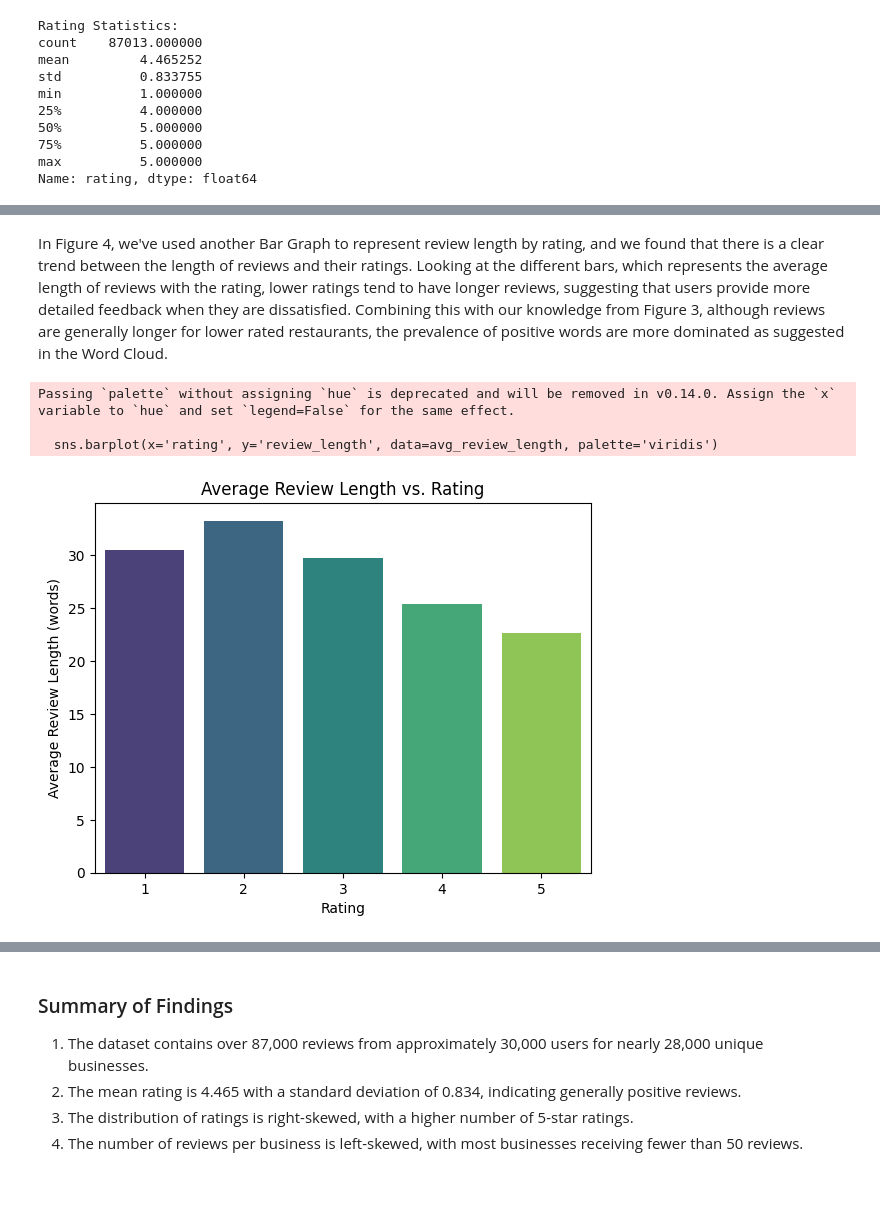
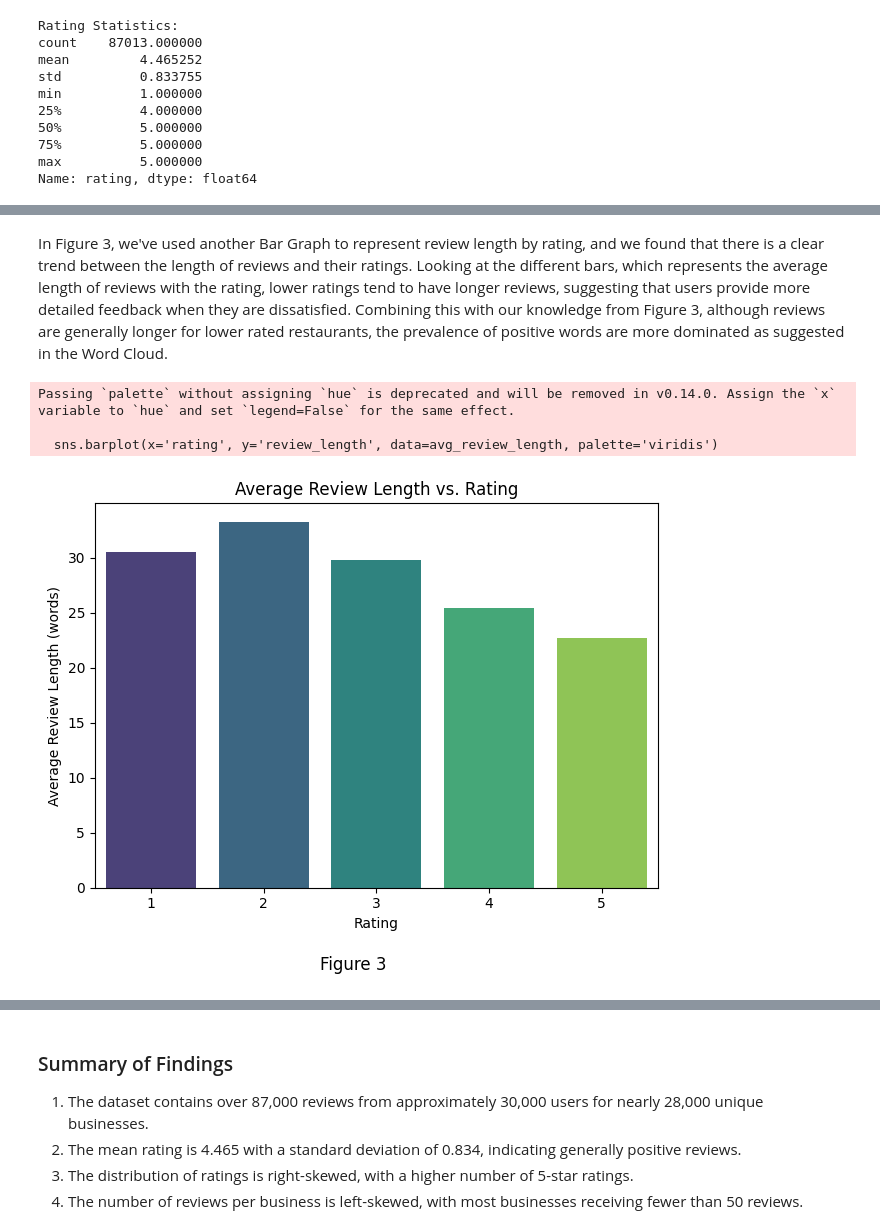
Before and after one commit to AZA-2003/CSE158-A2, a Jupyter notebook: eda.ipynb, the cells around one changed output, grey strips where cells are left out. Saved outputs shown, nothing was run; the diff lists cells and outputs as text; code cells hidden in the pictures; blank space fills up the shorter version.

```diff
--- a/eda.ipynb
+++ b/eda.ipynb
@@ -114,20 +107,22 @@ plt.show()
 # %% [markdown]
-In Figure 4, we've used another Bar Graph to represent review length by rating, and we found that there is a clear trend between the length of reviews and their ratings. Looking at the different bars, which represents the average length of reviews with the rating, lower ratings tend to have longer reviews, suggesting that users provide more detailed feedback when they are dissatisfied. Combining this with our knowledge from Figure 3, although reviews are generally longer for lower rated restaurants, the prevalence of positive words are more dominated as suggested in the Word Cloud.
+In Figure 3, we've used another Bar Graph to represent review length by rating, and we found that there is a clear trend between the length of reviews and their ratings. Looking at the different bars, which represents the average length of reviews with the rating, lower ratings tend to have longer reviews, suggesting that users provide more detailed feedback when they are dissatisfied. Combining this with our knowledge from Figure 3, although reviews are generally longer for lower rated restaurants, the prevalence of positive words are more dominated as suggested in the Word Cloud.
 # %%
 # Calculate the length of each review in words
 df['review_length'] = df['review_text'].apply(lambda x: len(x.split()))
 
 # Calculate the average review length for each rating
 avg_review_length = df.groupby('rating')['review_length'].mean().reset_index()
 
 sns.barplot(x='rating', y='review_length', data=avg_review_length, palette='viridis')
 plt.title('Average Review Length vs. Rating')
 plt.xlabel('Rating')
 plt.ylabel('Average Review Length (words)')
+plt.figtext(0.5, -0.05, 'Figure 3', ha='center', fontsize=12)
+plt.tight_layout()
 plt.show()
 # %% [output]
 Passing `palette` without assigning `hue` is deprecated and will be removed in v0.14.0. Assign the `x` variable to `hue` and set `legend=False` for the same effect.
 
   sns.barplot(x='rating', y='review_length', data=avg_review_length, palette='viridis')
-[figure, old version]
+[figure, new version]
 # %% [markdown]
```
Also changed, not shown: parts of 6 cells of this notebook.
